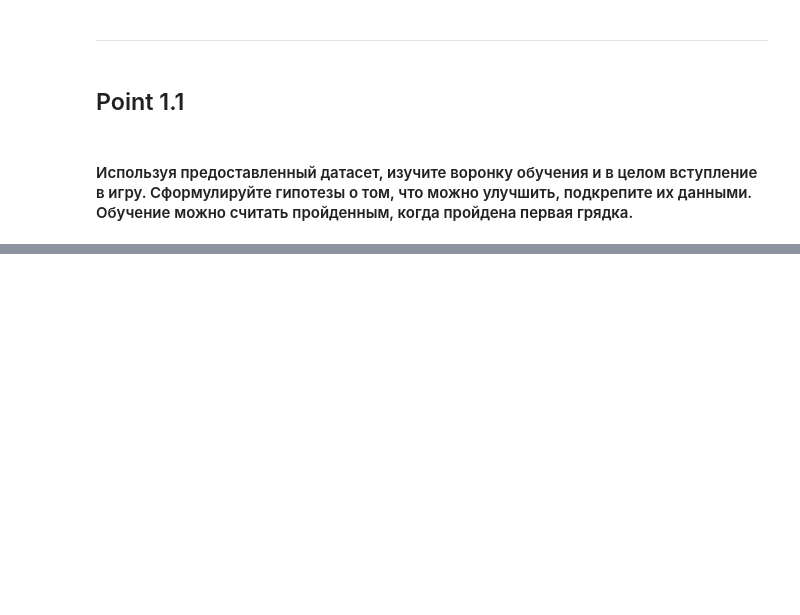
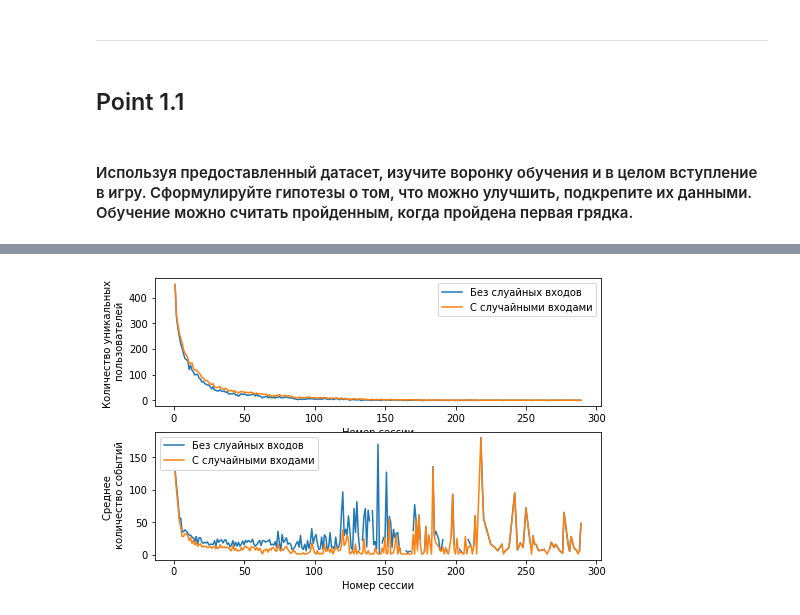
Before and after one commit to smeyanof/game_analysis, a Jupyter notebook: game_analysis.ipynb, the cells around one changed output, grey strips where cells are left out. Cells and saved outputs as stored; diff of their text form; code cells hidden in the pictures; blank space fills up the shorter version.

```diff
--- a/game_analysis.ipynb
+++ b/game_analysis.ipynb
@@ -273,0 +341,30 @@ data
+# %%
+converse1 = pd.DataFrame(index=['Количество уникальных пользователей',
+                               'Среднее количество событий'])
+for i in np.sort(data_ch['session_index'].unique()):
+    dt = data_ch[data_ch['session_index'] == i].groupby('user_id').count()
+    dt = dt[dt['session_index'] != 1]
+    converse1[i] = [dt['session_index'].shape[0],
+                   dt['session_index'].quantile(0.5)]
+# %%
+gridsize = (3, 2)
+fig = plt.figure(figsize=(8, 8))
+ax1 = plt.subplot2grid(gridsize, (0, 0), colspan=2, rowspan=1)
+ax2 = plt.subplot2grid(gridsize, (1, 0), colspan=2, rowspan=1)
+
+ax1.plot(converse1.columns, converse1.loc['Количество уникальных пользователей'])
+ax1.plot(converse.columns, converse.loc['Количество уникальных пользователей'])
+ax1.set_ylabel('Количество уникальных \n пользователей')
+ax1.set_xlabel('Номер сессии')
+ax1.legend(['Без слуайных входов', 'С случайными входами'])
+
+ax2.plot(converse1.columns, converse1.loc['Среднее количество событий'])
+ax2.plot(converse.columns, converse.loc['Среднее количество событий'])
+ax2.set_ylabel('Среднее \n количество событий')
+ax2.set_xlabel('Номер сессии')
+ax2.legend(['Без слуайных входов', 'С случайными входами'])
+plt.savefig(r'C:\Users\home\Desktop\analysis\5.png')
+
+plt.show()
+# %% [output]
+[figure, added]
```
Also changed, not shown: parts of 37 cells of this notebook.
